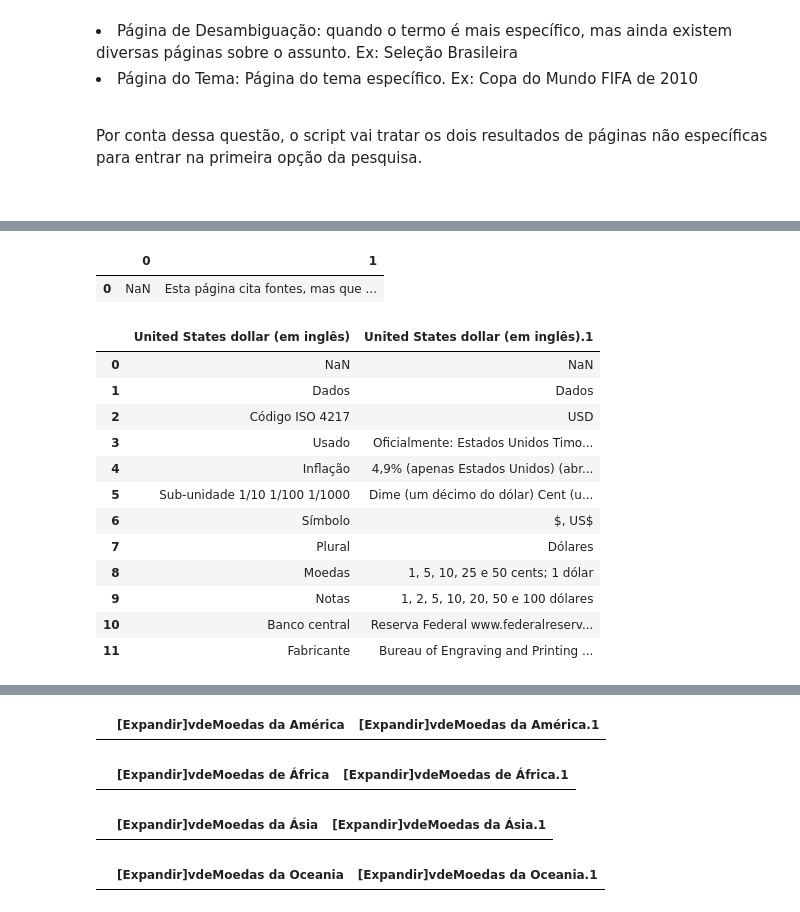
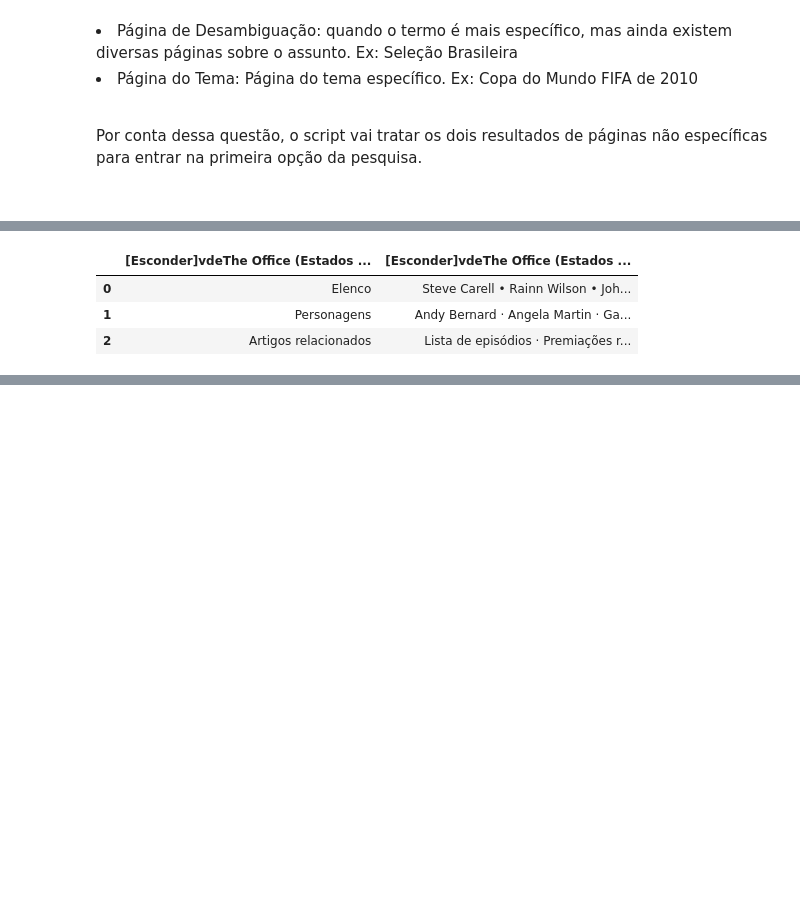
Before and after one commit to NicolasSP90/AdaTech_SantanderCoders2024, a Jupyter notebook: 9. Web Scraping/WebScraping.ipynb, the cells around one changed output, grey strips where cells are left out. Saved outputs shown, nothing was run; the diff lists cells and outputs as text; code cells hidden in the pictures; blank space fills up the shorter version.

```diff
--- a/9. Web Scraping/WebScraping.ipynb
+++ b/9. Web Scraping/WebScraping.ipynb
@@ -753,24 +748,12 @@ html_parsed.find_all("table")
 # %%
 # Salvando tableas em dataframe
 tabelas = str(html_parsed.find_all("table"))
 
 dfs = pd.read_html(StringIO(tabelas))
 
-for tabelas in dfs:
-    display(tabelas)
+dfs[1]
 # %% [output]
-|  | 0 | 1 |
-| 0 | NaN | Esta página cita fontes, mas que ... |
+|  | [Esconder]vdeThe Office (Estados ... | [Esconder]vdeThe Office (Estados ... |
+| 0 | Elenco | Steve Carell • Rainn Wilson • Joh... |
+| 1 | Personagens | Andy Bernard · Angela Martin · Ga... |
+| 2 | Artigos relacionados | Lista de episódios · Premiações r... |
-|  | United States dollar (em inglês) | United States dollar (em inglês).1 |
-| 0 | NaN | NaN |
-| 1 | Dados | Dados |
-| 2 | Código ISO 4217 | USD |
-| 3 | Usado | Oficialmente: Estados Unidos Timo... |
-| 4 | Inflação | 4,9% (apenas Estados Unidos) (abr... |
-| 5 | Sub-unidade 1/10 1/100 1/1000 | Dime (um décimo do dólar) Cent (u... |
-| 6 | Símbolo | $, US$ |
-| 7 | Plural | Dólares |
-| 8 | Moedas | 1, 5, 10, 25 e 50 cents; 1 dólar |
-| 9 | Notas | 1, 2, 5, 10, 20, 50 e 100 dólares |
-| 10 | Banco central | Reserva Federal www.federalreserv... |
-| 11 | Fabricante | Bureau of Engraving and Printing ... |
@@ -793,4 +759,0 @@ for tabelas in dfs:
-|  | [Expandir]vdeMoedas da América | [Expandir]vdeMoedas da América.1 |
-|  | [Expandir]vdeMoedas de África | [Expandir]vdeMoedas de África.1 |
-|  | [Expandir]vdeMoedas da Ásia | [Expandir]vdeMoedas da Ásia.1 |
-|  | [Expandir]vdeMoedas da Oceania | [Expandir]vdeMoedas da Oceania.1 |
```
Also changed, not shown: parts of 4 cells of this notebook.
